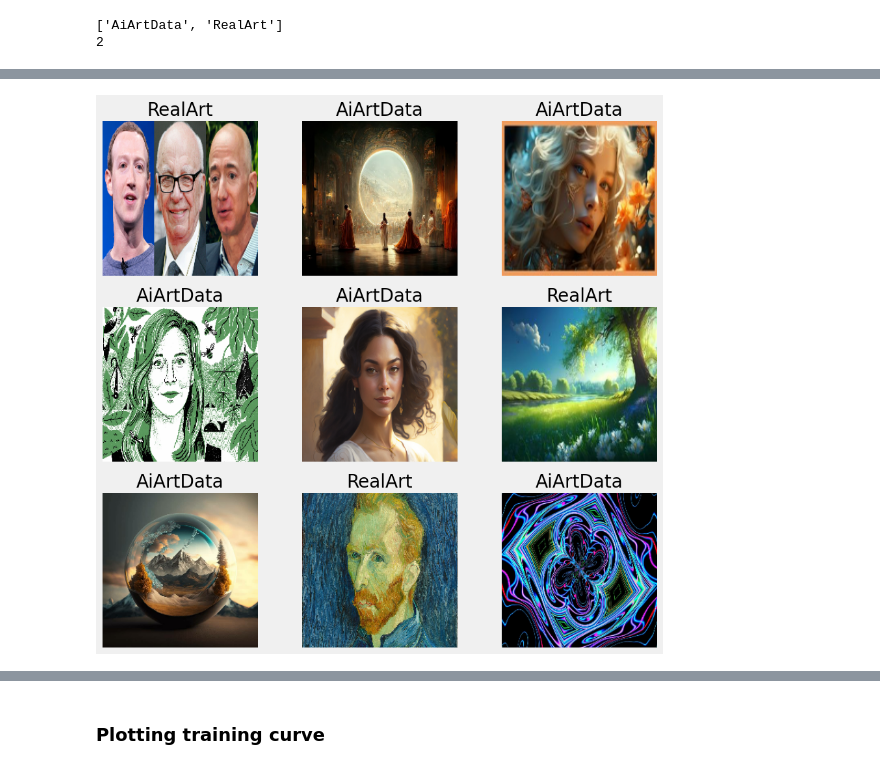
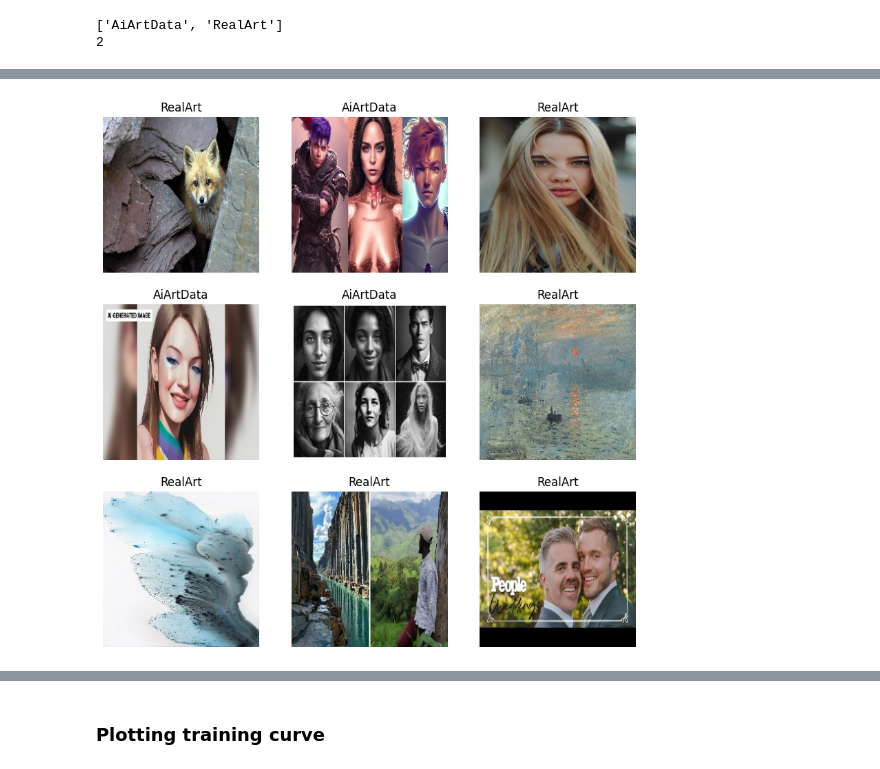
Before and after one commit to dibyaruppal/spe_major_project, a Jupyter notebook: detect_ai_generated_image_vs_real_image.ipynb, the cells around one changed output, grey strips where cells are left out. Saved outputs shown, nothing was run; the diff lists cells and outputs as text; code cells hidden in the pictures.

```diff
--- a/detect_ai_generated_image_vs_real_image.ipynb
+++ b/detect_ai_generated_image_vs_real_image.ipynb
@@ -36,8 +56,8 @@ def plot_metrics(history, metric):
     plt.show()
 # %%
 # main_dir = "/kaggle/input/ai-generated-images-vs-real-images/"
-train_dir = "/kaggle/input/custom-ai-images-vs-real-images/ai_images_vs_real_image/train"
-test_dir = "/kaggle/input/custom-ai-images-vs-real-images/ai_images_vs_real_image/test"
+train_dir = "/tf/notebooks/ai_images_vs_real_image/train"
+test_dir = "/tf/notebooks/ai_images_vs_real_image/test"
 batch_size = 64
 image_height = 224
 image_width = 224
@@ -84,6 +108,6 @@ for images, labels in train_ds.take(1):
     for i in range(9):
         ax = plt.subplot(3, 3, i + 1)
         plt.imshow(images[i].numpy().astype("uint8"))
-        plt.title(class_names[labels[i]])
+        plt.title(train_class_names[labels[i]])
         plt.axis("off")
 # %% [output]
@@ -90,4 +116,4 @@ for images, labels in train_ds.take(1):
-[figure, old version]
+[figure, new version]
 # %%
 normalization_layer =  Rescaling(1./255)
 train_ds = train_ds.map(lambda x, y: (normalization_layer(x), y))
```
Also changed, not shown: parts of 9 cells of this notebook, 17 other files.
